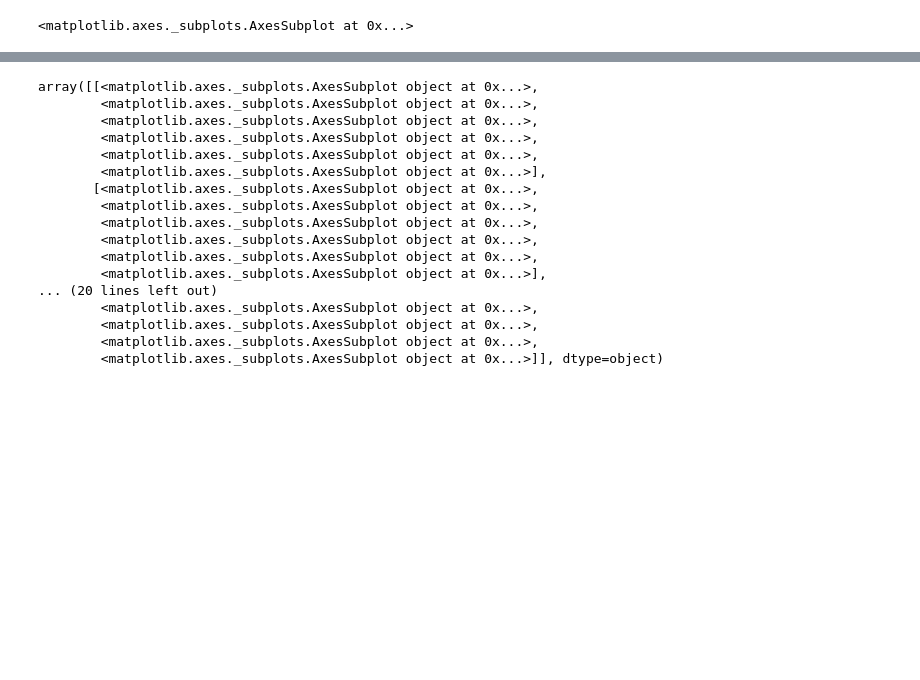
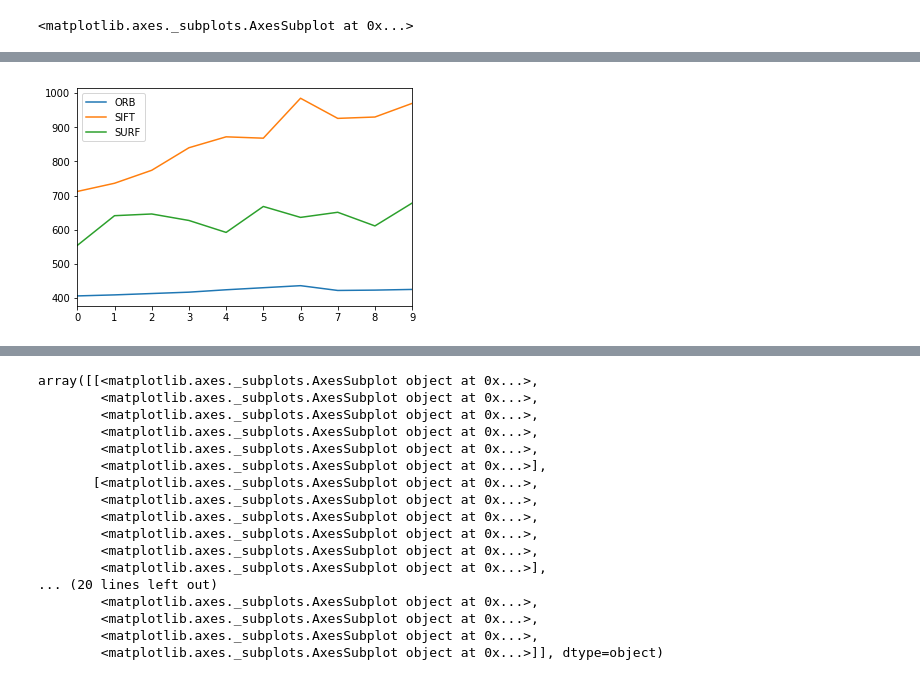
Before and after one commit to jonasagx/nephos, a Jupyter notebook: notebooks/Experiment 1 - Finding features.ipynb, the cells around one changed output, grey strips where cells are left out. Saved outputs shown, nothing was run; the diff lists cells and outputs as text; code cells hidden in the pictures; blank space fills up the shorter version.

```diff
--- a/notebooks/Experiment 1 - Finding features.ipynb
+++ b/notebooks/Experiment 1 - Finding features.ipynb
@@ -34,0 +53,4 @@ ts.get('ORB_rb').hist()
+# %%
+ts.plot(); plt.show()
+# %% [output]
+[figure, added]
```
Also changed, not shown: parts of 22 cells of this notebook.
